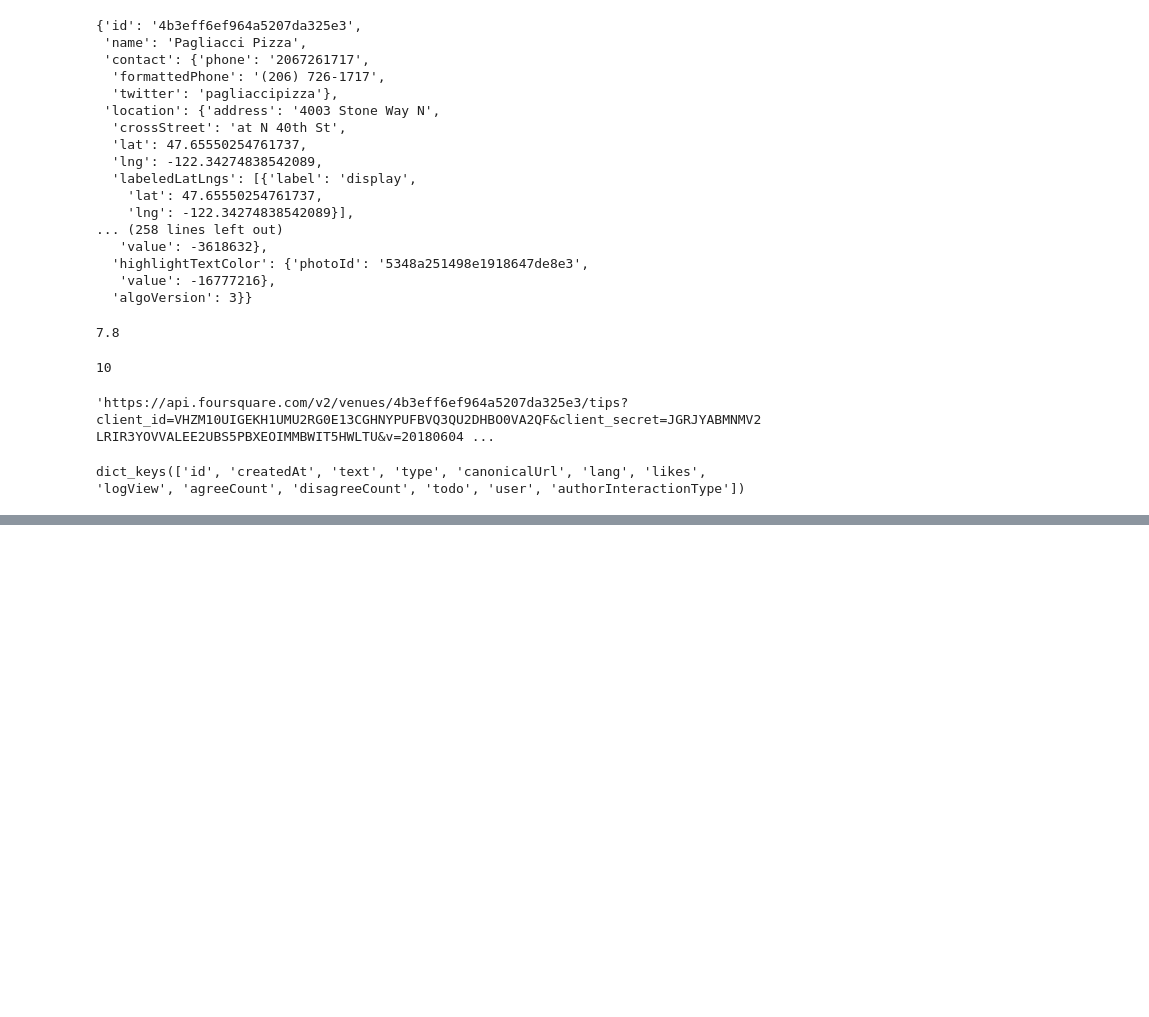
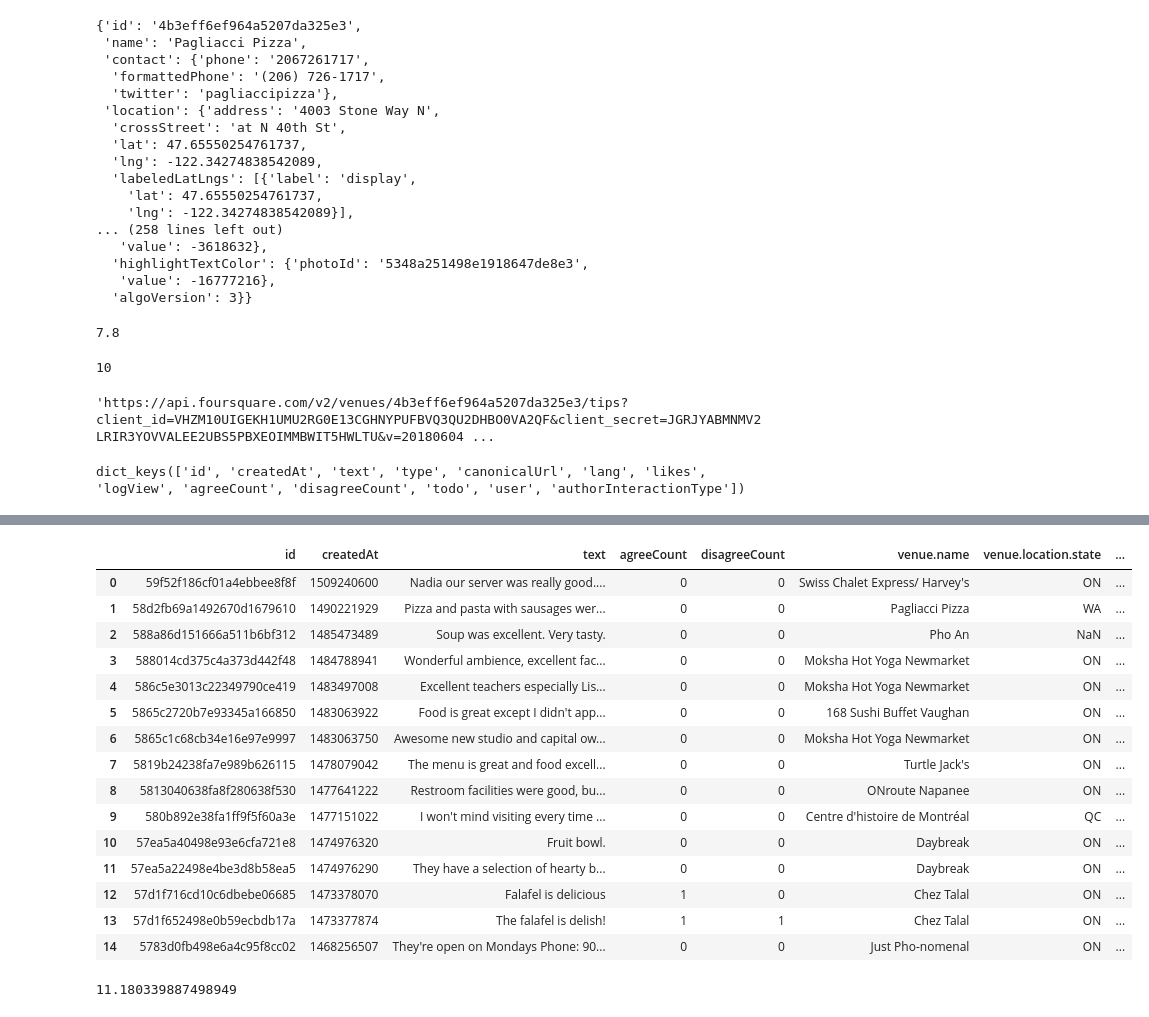
Before and after one commit to cwong690/Applied-Data-Science-Capstone, a Jupyter notebook: Coursera-Capstone.ipynb, the cells around one changed output, grey strips where cells are left out. Cells and saved outputs as stored; diff of their text form; code cells hidden in the pictures; blank space fills up the shorter version.

```diff
--- a/Coursera-Capstone.ipynb
+++ b/Coursera-Capstone.ipynb
@@ -341,0 +369,8 @@ user_data.keys()
+# %%
+pd.set_option('display.max_colwidth', -1)
+user_df = json_normalize(user_data)
+
+user_filter_cols = ['id', 'firstName', 'lastName', 'gender', 'friends.count', 'tips.count', 'homeCity', 'bio', 'type', 'checkins.count', 'lists.count']
+user_filtered = user_df.loc[:, user_filter_cols]
+
+user_filtered
@@ -341,0 +380,5 @@ user_data.keys()
+# %%
+url = 'https://api.foursquare.com/v2/users/{}/tips?client_id={}&client_secret={}&v={}&limit={}'.format(user_id, CLIENT_ID, CLIENT_SECRET, VERSION, limit)
+result = requests.get(url).json()
+tips = result['response']['tips']['items']
+tips
@@ -341,0 +403,7 @@ user_data.keys()
+# %%
+#formatting column
+pd.set_option('display.max_colwidth', -1)
+
+tips_df = json_normalize(tips)
+
+tips_df.keys()
@@ -341,0 +421,26 @@ user_data.keys()
+# %%
+filter_col = ['id','createdAt','text','agreeCount','disagreeCount','venue.name','venue.location.state','venue.location.country']
+tips_filtered = tips_df.loc[:, filter_col]
+
+tips_filtered
+# %% [output]
+|  | id | createdAt | text | agreeCount | disagreeCount | venue.name | venue.location.state | ... |
+| 0 | 59f52f186cf01a4ebbee8f8f | 1509240600 | Nadia our server was really good.... | 0 | 0 | Swiss Chalet Express/ Harvey's | ON | ... |
+| 1 | 58d2fb69a1492670d1679610 | 1490221929 | Pizza and pasta with sausages wer... | 0 | 0 | Pagliacci Pizza | WA | ... |
+| 2 | 588a86d151666a511b6bf312 | 1485473489 | Soup was excellent. Very tasty. | 0 | 0 | Pho An | NaN | ... |
+| 3 | 588014cd375c4a373d442f48 | 1484788941 | Wonderful ambience, excellent fac... | 0 | 0 | Moksha Hot Yoga Newmarket | ON | ... |
+| 4 | 586c5e3013c22349790ce419 | 1483497008 | Excellent teachers especially Lis... | 0 | 0 | Moksha Hot Yoga Newmarket | ON | ... |
+| 5 | 5865c2720b7e93345a166850 | 1483063922 | Food is great except I didn't app... | 0 | 0 | 168 Sushi Buffet Vaughan | ON | ... |
+| 6 | 5865c1c68cb34e16e97e9997 | 1483063750 | Awesome new studio and capital ow... | 0 | 0 | Moksha Hot Yoga Newmarket | ON | ... |
+| 7 | 5819b24238fa7e989b626115 | 1478079042 | The menu is great and food excell... | 0 | 0 | Turtle Jack's | ON | ... |
+| 8 | 5813040638fa8f280638f530 | 1477641222 | Restroom facilities were good, bu... | 0 | 0 | ONroute Napanee | ON | ... |
+| 9 | 580b892e38fa1ff9f5f60a3e | 1477151022 | I won't mind visiting every time ... | 0 | 0 | Centre d'histoire de Montréal | QC | ... |
+| 10 | 57ea5a40498e93e6cfa721e8 | 1474976320 | Fruit bowl. | 0 | 0 | Daybreak | ON | ... |
+| 11 | 57ea5a22498e4be3d8b58ea5 | 1474976290 | They have a selection of hearty b... | 0 | 0 | Daybreak | ON | ... |
+| 12 | 57d1f716cd10c6dbebe06685 | 1473378070 | Falafel is delicious | 1 | 0 | Chez Talal | ON | ... |
+| 13 | 57d1f652498e0b59ecbdb17a | 1473377874 | The falafel is delish! | 1 | 1 | Chez Talal | ON | ... |
+| 14 | 5783d0fb498e6a4c95f8cc02 | 1468256507 | They're open on Mondays Phone: 90... | 0 | 0 | Just Pho-nomenal | ON | ... |
+# %%
+np.sqrt(125)
+# %% [output]
+11.180339887498949
```
Also changed, not shown: parts of 8 cells of this notebook, 1 other file.
